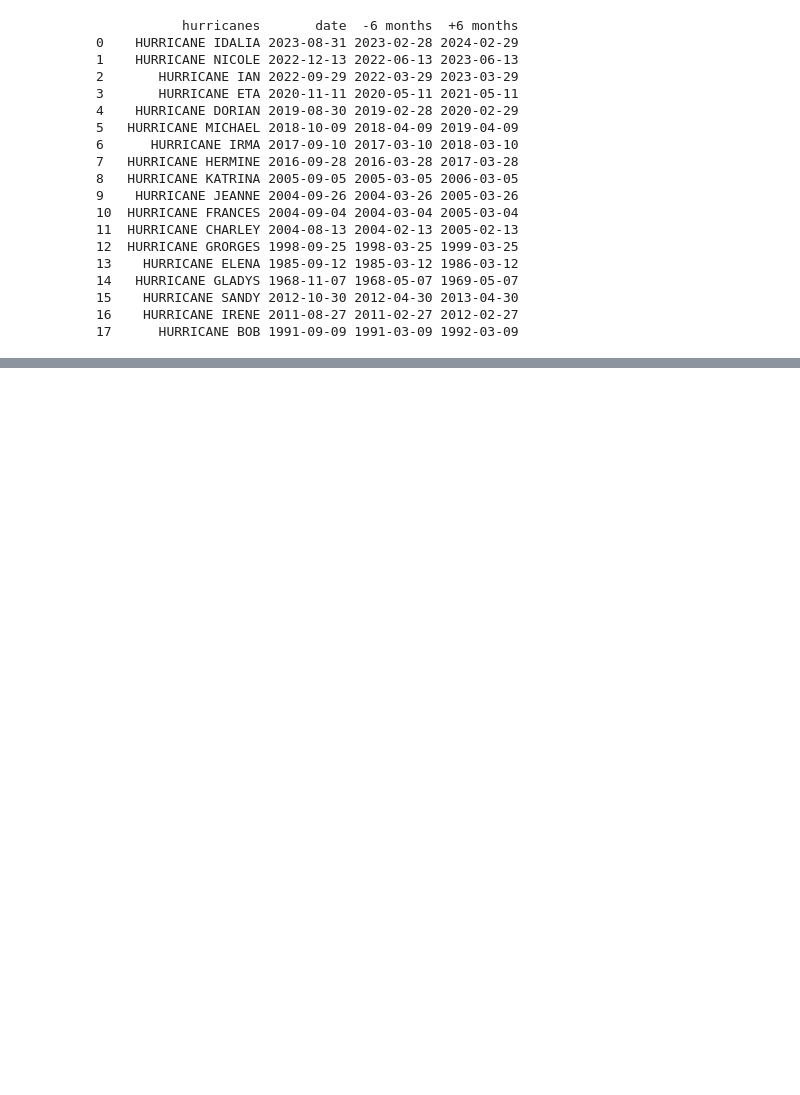
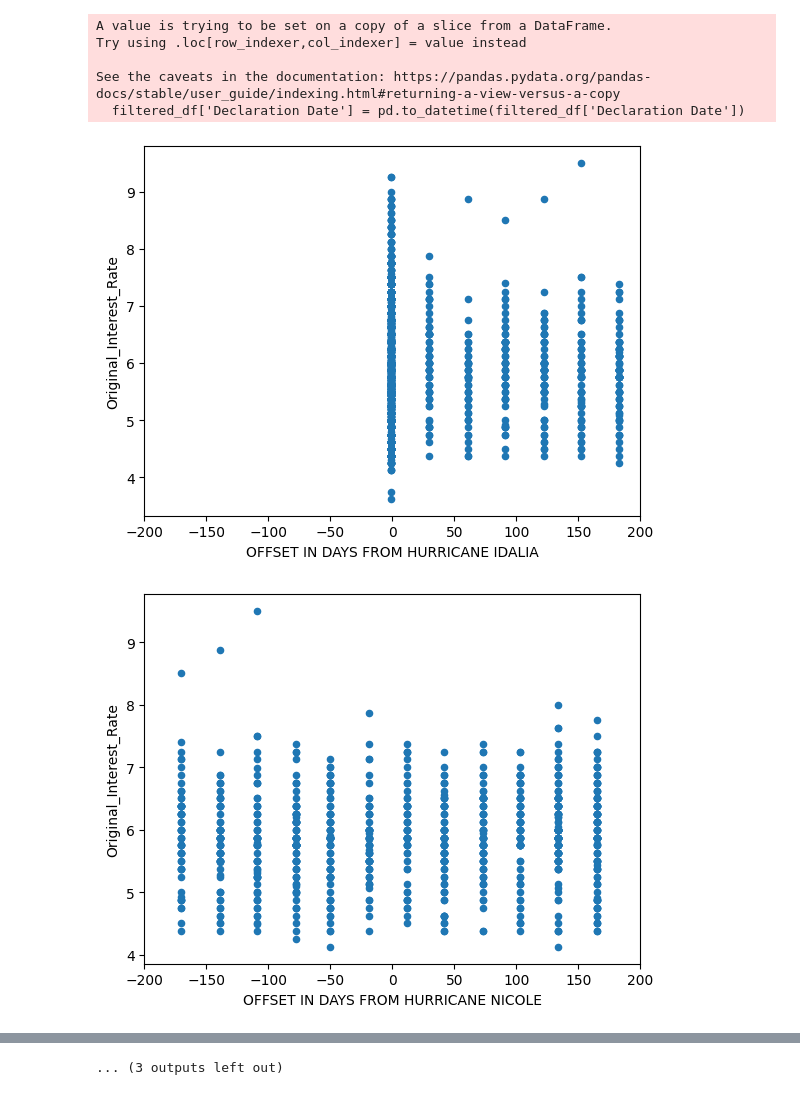
Before and after one commit to michelleehc/bitcamp, a Jupyter notebook: relativechart.ipynb, the cells around one changed output, grey strips where cells are left out. Cells and saved outputs as stored; diff of their text form; code cells hidden in the pictures; blank space fills up the shorter version.

Commit message:
fixed years

```diff
--- a/relativechart.ipynb
+++ b/relativechart.ipynb
@@ -9,54 +9,63 @@ read_dis_df = pd.read_csv ('disasters.csv')
 # filter to match what is in the city
 counties = ['Hillsborough County', 'Pinellas County']
 filtered_df = read_dis_df[read_dis_df['County'].isin(counties)]
+
+# filter it so it doesn't go less than min year in tampa
+filtered_df['Declaration Date'] = pd.to_datetime(filtered_df['Declaration Date'])
+min_year = tampa_df['PayYear'].min()
+filtered_df = filtered_df[filtered_df['Declaration Date'].dt.year >= min_year]
 
 # get all unique hurricane names
 hurricane_names = filtered_df['Declaration Title'].str.extract(r'(HURRICANE\s+\w+)', expand=False).dropna()
 hurricane_names = hurricane_names.unique()
 
 disaster_df = pd.DataFrame({'hurricanes': hurricane_names})
 
 # Create a dictionary mapping Hurricane names to Declaration Dates
 hurricane_date_mapping = {}
 
 for hurricane_name in disaster_df['hurricanes']:
     # Find matching Declaration Titles (considering variations)
     matching_titles = filtered_df[filtered_df['Declaration Title'].str.contains(hurricane_name, case=False)]['Declaration Title']
     if not matching_titles.empty:
         # Use the first matching Declaration Date
         hurricane_date_mapping[hurricane_name] = filtered_df.loc[filtered_df['Declaration Title'] == matching_titles.iloc[0], 'Declaration Date'].values[0]
 
 # add in declaration date to new df
 disaster_df['date'] = pd.to_datetime(disaster_df['hurricanes'].map(hurricane_date_mapping))
 
 # add 6 months prior and after
 disaster_df['-6 months'] = disaster_df['date'] - pd.DateOffset(months=6)
 disaster_df['+6 months'] = disaster_df['date'] + pd.DateOffset(months=6)
 
 # convert tampa data to date
+tampa_df['date'] = pd.to_datetime(dict(year=tampa_df['PayYear'], month=tampa_df['PayMonth'], day=1))
 
+# go through each hurricane
+for x in range(0, len(disaster_df)):
+    curr_date = disaster_df.loc[x, 'date']
+    start = disaster_df.loc[x, '-6 months']
+    end = disaster_df.loc[x, '+6 months']
+    hurricane = disaster_df.loc[x, 'hurricanes']
 
-# check if in between 2 dates
-#for hurricane_name in disaster_df['hurricanes']:
+    # now for housing data
+    mask = (tampa_df['date'] >= start) & (tampa_df['date'] <= end)
+    filter_df = tampa_df[mask]
+    scatter_df = filter_df
+    scatter_df.loc[:, 'offset'] = curr_date - filter_df['date']
+    scatter_df.loc[:, 'Offset from Hurricane'] = scatter_df['offset'].dt.days
 
-print(disaster_df)
+    housing_info = 'Original_Interest_Rate'
+
+    data = scatter_df
+    ax = data.plot.scatter(x='Offset from Hurricane', y=housing_info)
+    ax.set_xlim(left=-200, right=200)
+    plt.xlabel('OFFSET IN DAYS FROM ' + hurricane)
 # %% [output]
-           hurricanes       date  -6 months  +6 months
-0    HURRICANE IDALIA 2023-08-31 2023-02-28 2024-02-29
-1    HURRICANE NICOLE 2022-12-13 2022-06-13 2023-06-13
-2       HURRICANE IAN 2022-09-29 2022-03-29 2023-03-29
-3       HURRICANE ETA 2020-11-11 2020-05-11 2021-05-11
-4    HURRICANE DORIAN 2019-08-30 2019-02-28 2020-02-29
-5   HURRICANE MICHAEL 2018-10-09 2018-04-09 2019-04-09
-6      HURRICANE IRMA 2017-09-10 2017-03-10 2018-03-10
-7   HURRICANE HERMINE 2016-09-28 2016-03-28 2017-03-28
-8   HURRICANE KATRINA 2005-09-05 2005-03-05 2006-03-05
-9    HURRICANE JEANNE 2004-09-26 2004-03-26 2005-03-26
-10  HURRICANE FRANCES 2004-09-04 2004-03-04 2005-03-04
-11  HURRICANE CHARLEY 2004-08-13 2004-02-13 2005-02-13
-12  HURRICANE GRORGES 1998-09-25 1998-03-25 1999-03-25
-13    HURRICANE ELENA 1985-09-12 1985-03-12 1986-03-12
-14   HURRICANE GLADYS 1968-11-07 1968-05-07 1969-05-07
-15    HURRICANE SANDY 2012-10-30 2012-04-30 2013-04-30
-16    HURRICANE IRENE 2011-08-27 2011-02-27 2012-02-27
-17      HURRICANE BOB 1991-09-09 1991-03-09 1992-03-09
+A value is trying to be set on a copy of a slice from a DataFrame.
+Try using .loc[row_indexer,col_indexer] = value instead
+
+See the caveats in the documentation: https://pandas.pydata.org/pandas-docs/stable/user_guide/indexing.html#returning-a-view-versus-a-copy
+  filtered_df['Declaration Date'] = pd.to_datetime(filtered_df['Declaration Date'])
+[figure, added]
+[figure, added]
@@ -62,0 +81 @@ print(disaster_df)
+... (3 outputs left out)
```
Also changed, not shown: parts of 1 cell of this notebook.
